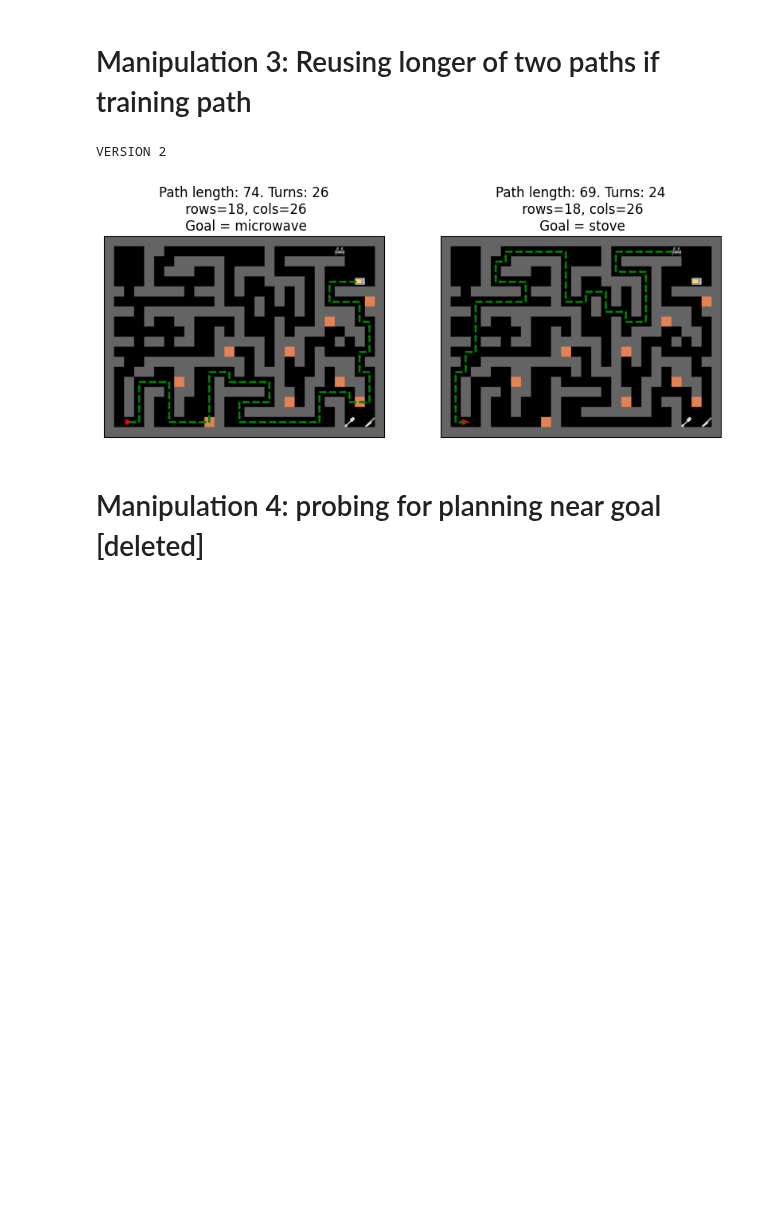
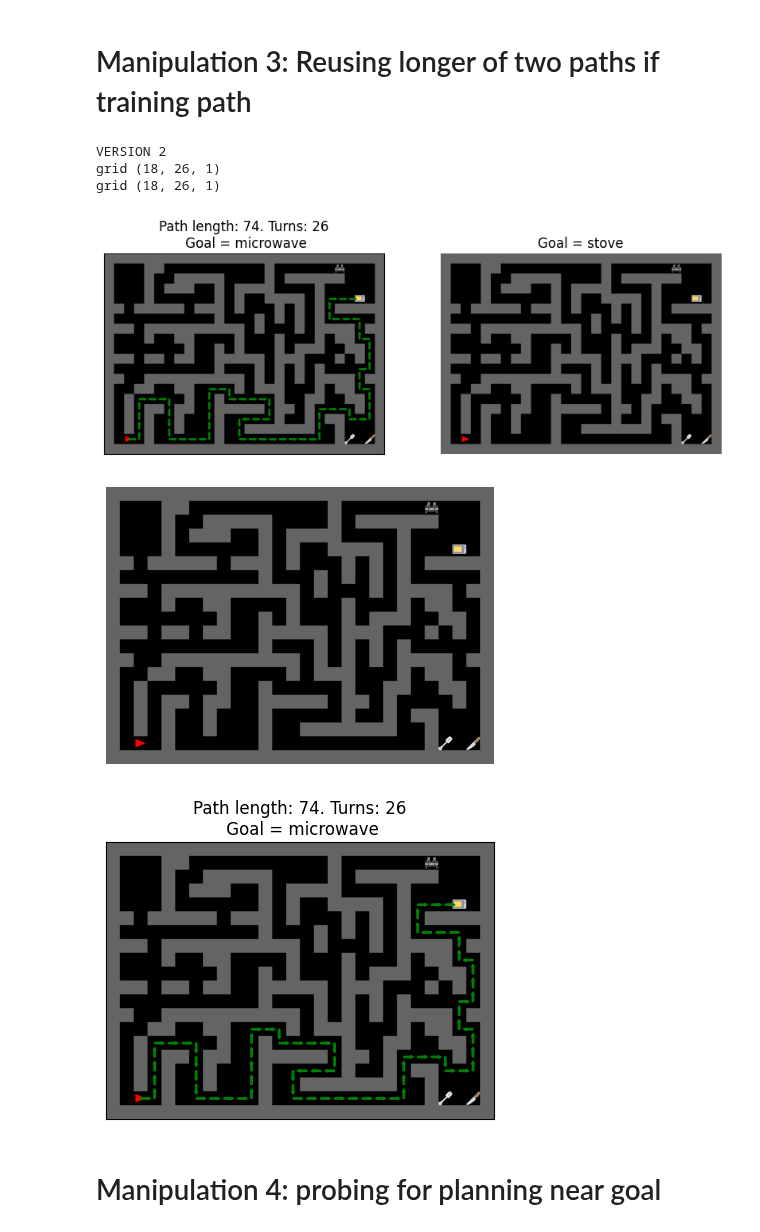
Before and after one commit to wcarvalho/human-dyna-web, a Jupyter notebook: housemaze-mazes.ipynb, the cells around one changed output. Cells and saved outputs as stored; diff of their text form; code cells hidden in the pictures; blank space fills up the shorter version.

```diff
--- a/housemaze-mazes.ipynb
+++ b/housemaze-mazes.ipynb
@@ -257,17 +265,27 @@ D.C#..#####....#.#######..
 # render_path(m, goal=task_objects[1], ax=axs[1])
 
 fig, axs = plt.subplots(1, 2, figsize=(10, 5))
-render_path(mazes.big_m3_maze1, goal=task_objects[0], ax=axs[0], include_objects=True)
-render_path(mazes.big_m3_maze1, goal=task_objects[1], ax=axs[1], include_objects=True)
+render_path(mazes.big_m3_maze1, goal=task_objects[0], ax=axs[0], include_objects=True, include_spawn=False)
+render_maze(mazes.big_m3_maze1, goal=task_objects[1], ax=axs[1])
+# render_path(mazes.big_m3_maze1, goal=task_objects[1], ax=axs[1], include_objects=True, include_spawn=False)
+
 
 
 
 # # offtask = task_objects[1]
 # %% [output]
 VERSION 2
+grid (18, 26, 1)
+grid (18, 26, 1)
-[figure, old version]
+[figure, new version]
+# %%
+render_maze(mazes.big_m3_maze1, True, False)
+render_path(mazes.big_m3_maze1, goal=task_objects[0])
+# %% [output]
+[figure, added]
+[figure, added]
 # %% [markdown]
-# Manipulation 4: probing for planning near goal [deleted]
+# Manipulation 4: probing for planning near goal
 # %%
 # rev = partial(mazes.reverse, horizontal=True, vertical=False)
 
```
Also changed, not shown: parts of 5 cells of this notebook, 2 other files.
